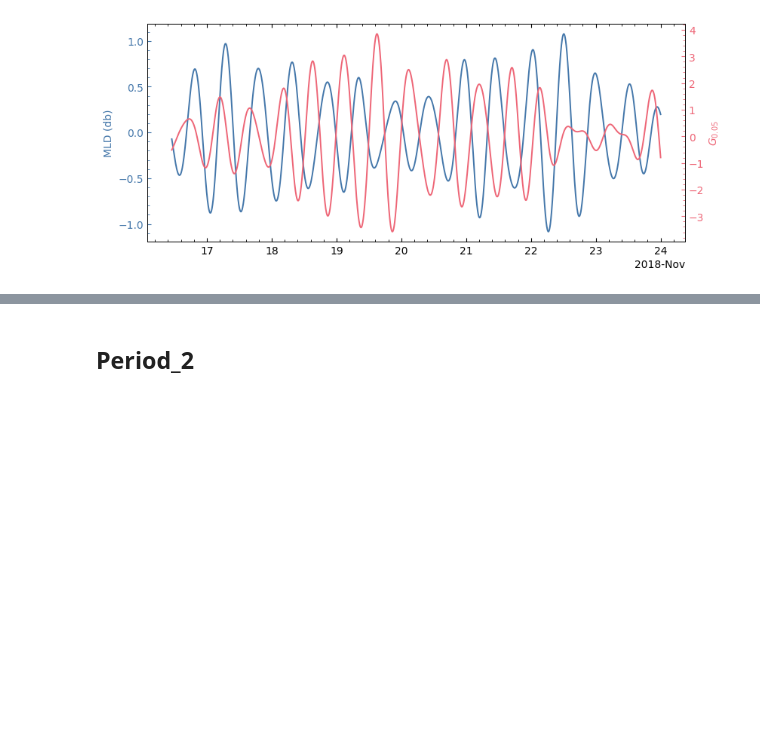
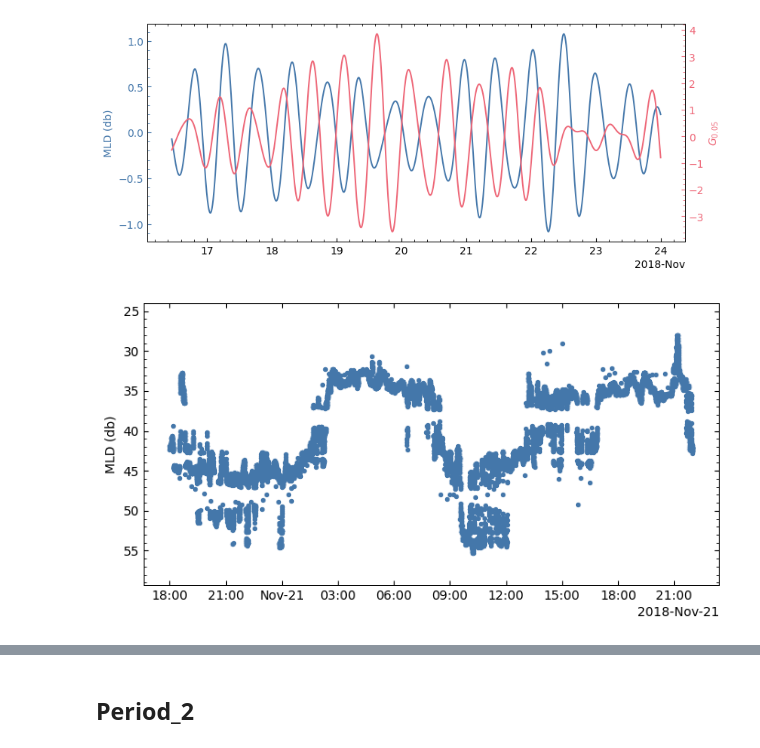
Before and after one commit to manufrn/TFG, a Jupyter notebook: notebooks/main_analysis/AGL_20181116_internal_tides_spectra_visual_exploration.ipynb, the cells around one changed output, grey strips where cells are left out. Drawn from its saved outputs; the diff is of its cells as text; code cells hidden in the pictures; blank space fills up the shorter version.

```diff
--- a/notebooks/main_analysis/AGL_20181116_internal_tides_spectra_visual_exploration.ipynb
+++ b/notebooks/main_analysis/AGL_20181116_internal_tides_spectra_visual_exploration.ipynb
@@ -116,4 +120,8 @@ plot_D1_and_G005(D1_dn, G005_dn, period=period_1)
 # %% [output]
 [figure]
 [figure]
+# %%
+plot_fit_variable(fit_chain, 'D1', period=[datetime(2018, 11, 20, 18), datetime(2018, 11, 21, 22)])
+# %% [output]
+[figure, added]
 # %%
```
Also changed, not shown: parts of 15 cells of this notebook, 5 other files.
